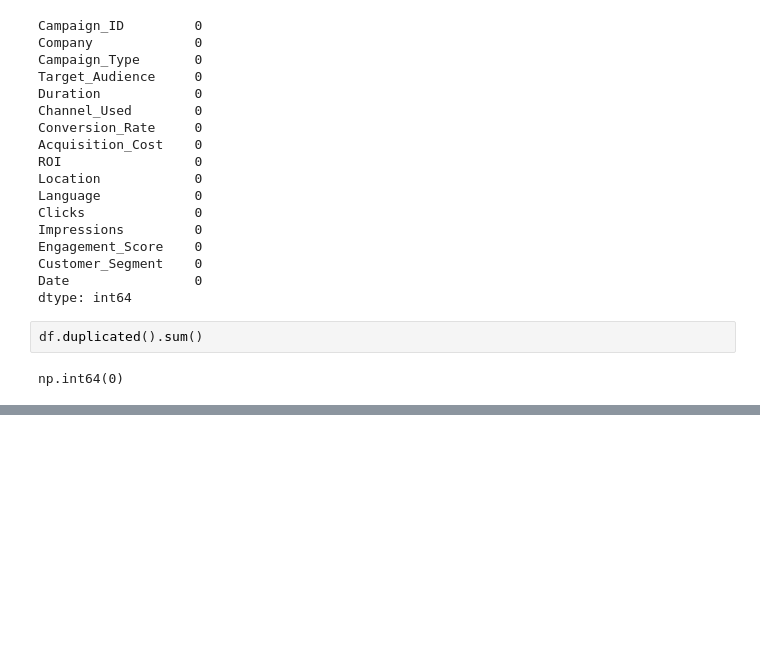
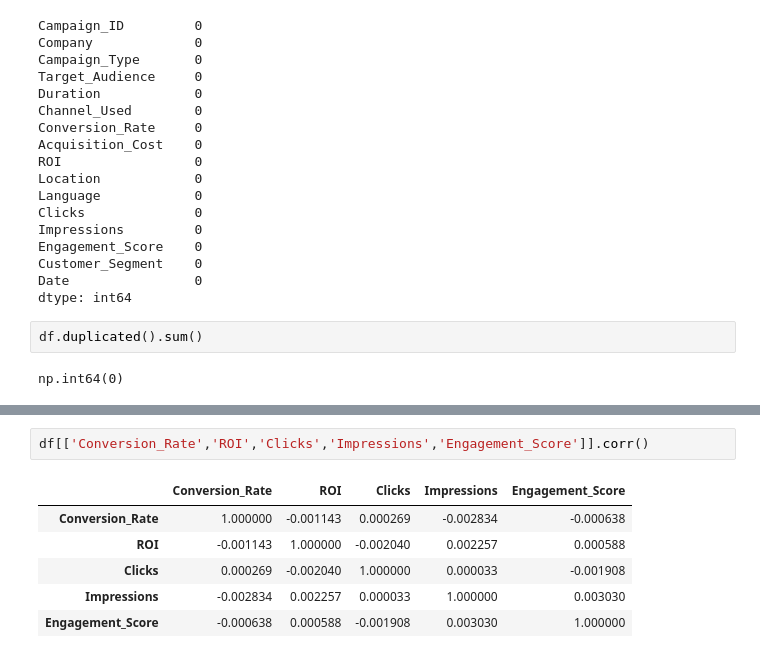
Before and after one commit to ap073/data_analytics_project1, a Jupyter notebook: notebooks/01_EDA.ipynb, the cells around one changed output, grey strips where cells are left out. Saved outputs shown, nothing was run; the diff lists cells and outputs as text; blank space fills up the shorter version.

```diff
--- a/notebooks/01_EDA.ipynb
+++ b/notebooks/01_EDA.ipynb
@@ -57,0 +142,9 @@ np.int64(0)
+# %%
+df[['Conversion_Rate','ROI','Clicks','Impressions','Engagement_Score']].corr()
+# %% [output]
+|  | Conversion_Rate | ROI | Clicks | Impressions | Engagement_Score |
+| Conversion_Rate | 1.000000 | -0.001143 | 0.000269 | -0.002834 | -0.000638 |
+| ROI | -0.001143 | 1.000000 | -0.002040 | 0.002257 | 0.000588 |
+| Clicks | 0.000269 | -0.002040 | 1.000000 | 0.000033 | -0.001908 |
+| Impressions | -0.002834 | 0.002257 | 0.000033 | 1.000000 | 0.003030 |
+| Engagement_Score | -0.000638 | 0.000588 | -0.001908 | 0.003030 | 1.000000 |
```
Also changed, not shown: parts of 10 cells of this notebook.
